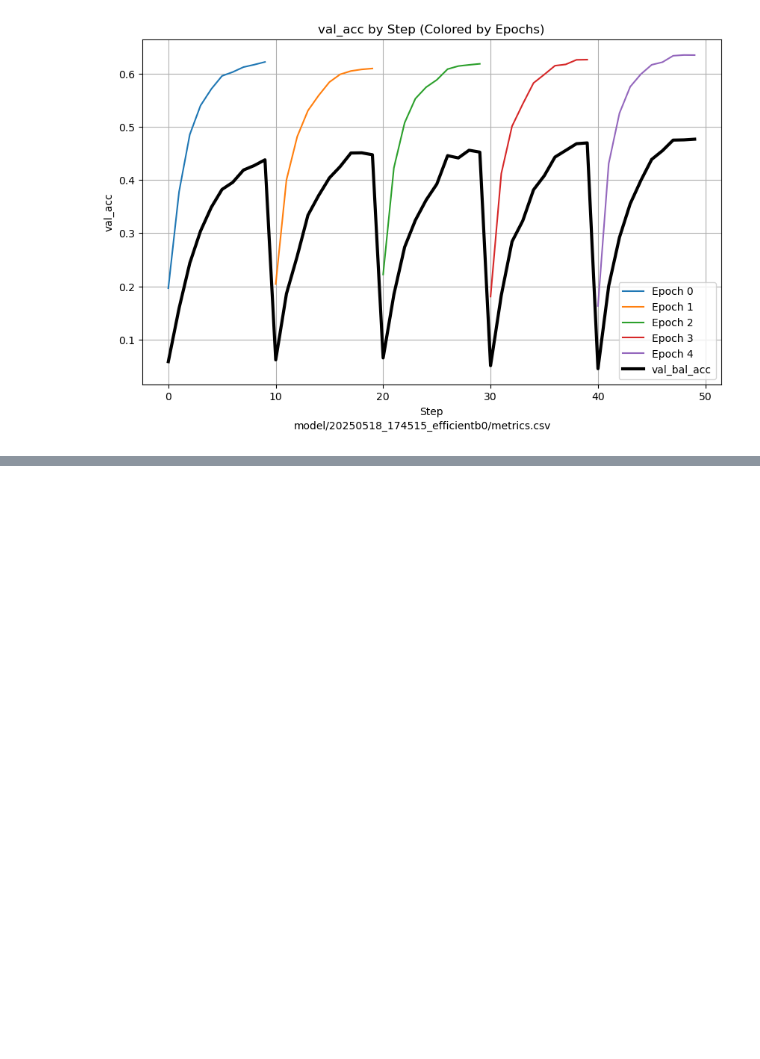
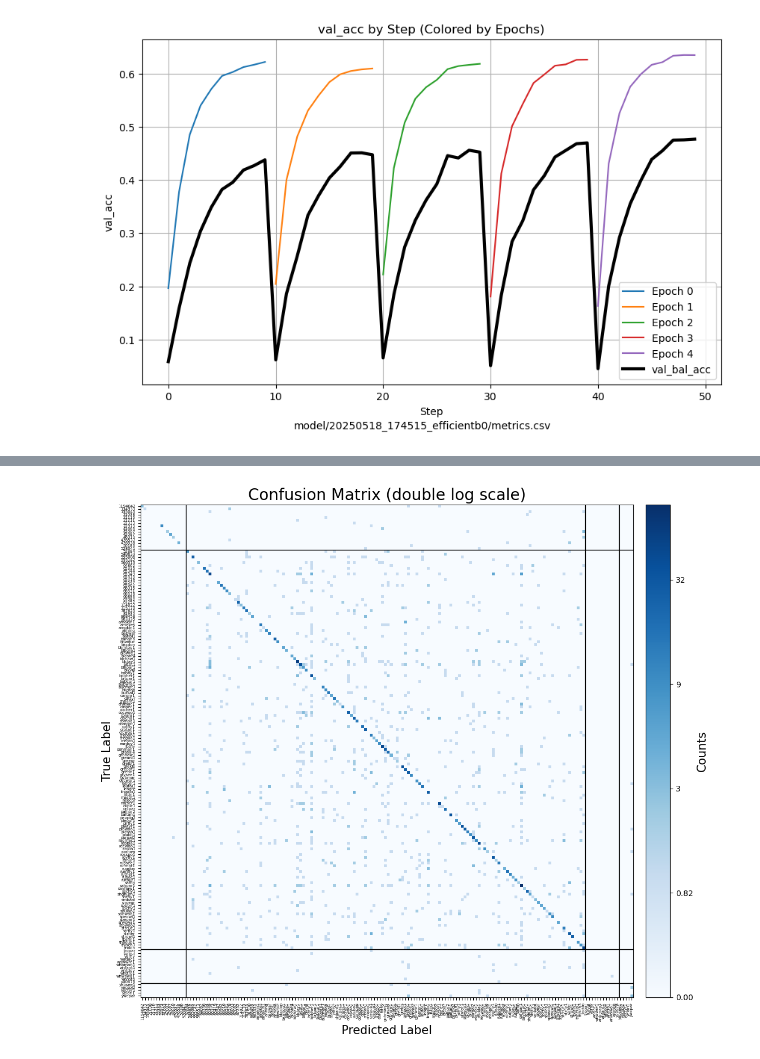
Before and after one commit to quercia-dev/birdclef2025, a Jupyter notebook: 04_Analytics.ipynb, the cells around one changed output, grey strips where cells are left out. Drawn from its saved outputs; the diff is of its cells as text; code cells hidden in the pictures; blank space fills up the shorter version.

```diff
--- a/04_Analytics.ipynb
+++ b/04_Analytics.ipynb
@@ -96,0 +169,36 @@ plot_column_evolution(df, 'val_acc', 'val_bal_acc', file)
+# %%
+display_labels = [primary_label[i] for i in used]
+
+# Plot with double log scale
+conf_log = np.log10(np.log10(conf_matrix + 1) + 1)
+plt.figure(figsize=(12, 10))
+im = plt.imshow(conf_log, interpolation='nearest', cmap='Blues')
+
+plt.xticks(ticks=np.arange(len(display_labels)), labels=display_labels, fontsize=5, rotation=90)
+plt.yticks(ticks=np.arange(len(display_labels)), labels=display_labels, fontsize=5)
+
+def inverse_double_log(x, pos):
+    val = 10**(10**x - 1) - 1
+    if val >= 1000:
+        return f"{int(val):,}"
+    elif val >= 1:
+        return f"{val:.0f}"
+    else:
+        return f"{val:.2f}"
+
+cbar = plt.colorbar(im, fraction=0.05, pad=0.02)
+cbar.set_label("Counts", fontsize=15)
+cbar.ax.yaxis.set_major_formatter(ticker.FuncFormatter(inverse_double_log))
+
+# Draw black lines ONLY where class_name changes
+for b in boundary_indices:
+    plt.axhline(b, color='black', linewidth=1)
+    plt.axvline(b, color='black', linewidth=1)
+
+plt.title("Confusion Matrix (double log scale)", fontsize=20)
+plt.xlabel("Predicted Label", fontsize=15)
+plt.ylabel("True Label", fontsize=15)
+plt.tight_layout()
+plt.show()
+# %% [output]
+[figure, added]
```
Also changed, not shown: parts of 2 cells of this notebook.
